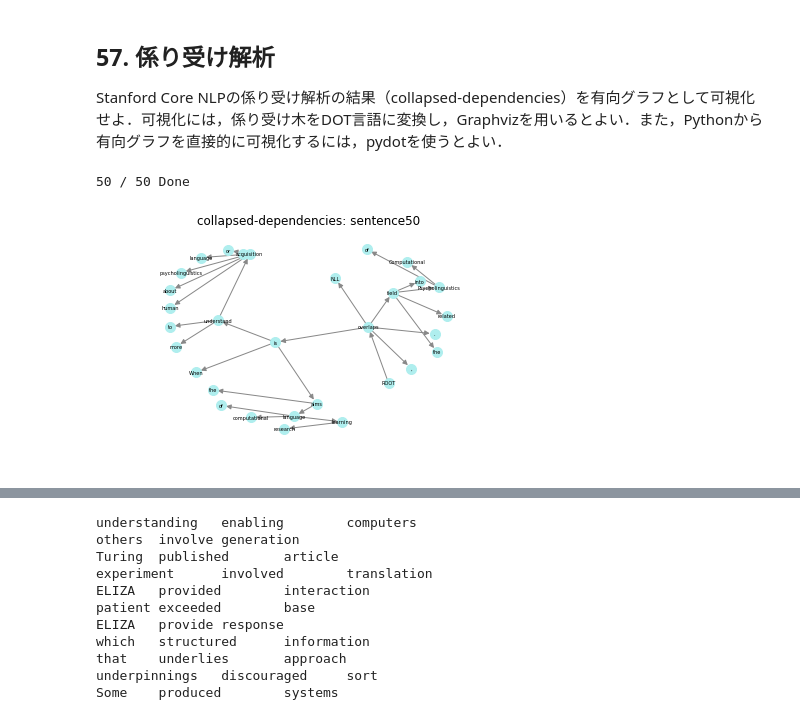
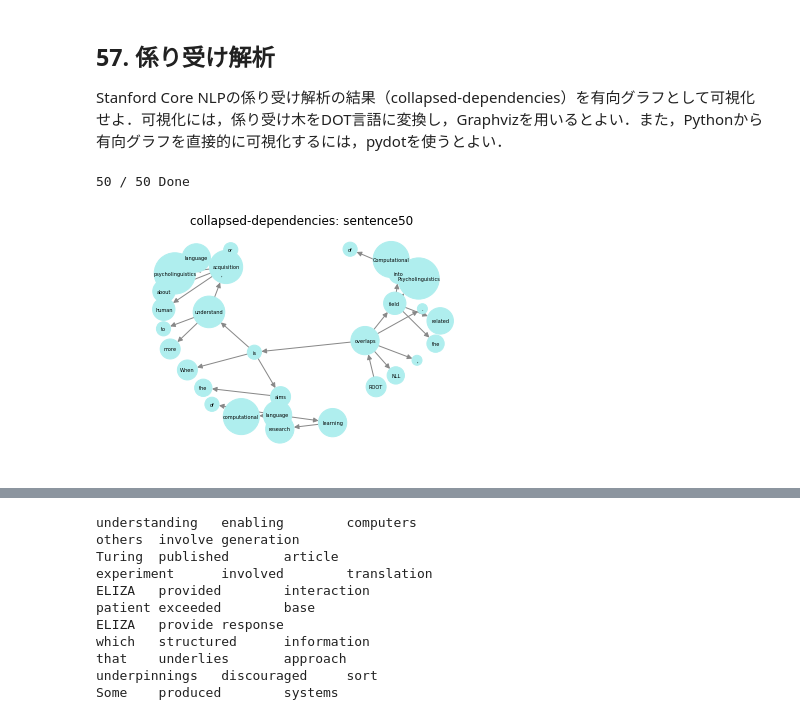
Before and after one commit to kabe7/nlp100, a Jupyter notebook: 06-en/LangProc06.ipynb, the cells around one changed output, grey strips where cells are left out. Saved outputs shown, nothing was run; the diff lists cells and outputs as text; code cells hidden in the pictures.

```diff
--- a/06-en/LangProc06.ipynb
+++ b/06-en/LangProc06.ipynb
@@ -59,6 +62,17 @@ Stanford Core NLPを用い，入力テキストの解析結果をXML形式で得
                 2. end
                 3. head
                 4. text
+# %%
+# magic number
+
+# sentence
+TOKENS = 0
+# token
+WORD, LEMMA, CharacterOffsetBegin, CharacterOffsetEND, POS, NER, SPEAKER = range(7)
+# dep
+GOVERNER, DEPENDENT = 0, 1
+# coreferences
+SENTENCE, START, END, HEAD, TEXT = range(5)
 # %%
 tree = ET.parse("data/nlp.txt.xml")
 root = tree.getroot()
@@ -74,7 +88,7 @@ tree = ET.parse("data/nlp.txt.xml")
 root = tree.getroot()
 
 for token in root.iter('token'):
-    line = '\t'.join(map(lambda i: token[i].text, [0,1,4]))
+    line = '\t'.join(map(lambda idx: token[idx].text, [WORD, LEMMA, POS]))
     #print(line)
 # %% [markdown]
 ## 55. 固有表現抽出
@@ -84,8 +98,8 @@ tree = ET.parse("data/nlp.txt.xml")
 root = tree.getroot()
 
 for token in root.iter('token'):
-    if token[5].text == "PERSON":
-        print(token[0].text)
+    if token[NER].text == "PERSON":
+        print(token[WORD].text)
 # %% [output]
 Alan
 Turing
@@ -162,36 +185,36 @@ with PdfPages("img/57.pdf") as pdf:
         # generate labels
         node_label = {'0': 'ROOT'}
         for token in sentence.find('tokens'):
             node_label[token.get('id')] = token[0].text
 
         # generate graph
         G = nx.DiGraph()
         G.add_nodes_from(node_label.keys())
         for dep in sentence.find('dependencies[@type="collapsed-dependencies"]'):
             G.add_edge(*tuple(elm.get('idx') for elm in dep))
 
         # draw graph
         plt.clf()
         plt.title("collapsed-dependencies: sentence"+sid)
         settings = {
-            'pos': nx.spring_layout(G, k=1.5, pos=nx.spectral_layout(G)),
-            'node_size': 100,
+            'pos': nx.spring_layout(G, k=1.2, pos=nx.spectral_layout(G)),
+            'node_size': [100 * len(s) for s in node_label.values()],
             'node_color': '#afeeee',
             'edge_color': '#888888',
             'labels': node_label,
             'with_label': True,
             'font_size': 5,
         }
         nx.draw(G, **settings)
 
         # save figure to pdf
         pdf.savefig()
         print(sid,"/",whole,"Done", end="\r")
 
 plt.show()
 # %% [output]
 50 / 50 Done
-[figure, old version]
+[figure, new version]
 # %% [markdown]
 ## 58. タプルの抽出
 Stanford Core NLPの係り受け解析の結果（collapsed-dependencies）に基づき，「主語 述語 目的語」の組をタブ区切り形式で出力せよ．ただし，主語，述語，目的語の定義は以下を参考にせよ．
```
Also changed, not shown: parts of 8 cells of this notebook, 15 other files.
